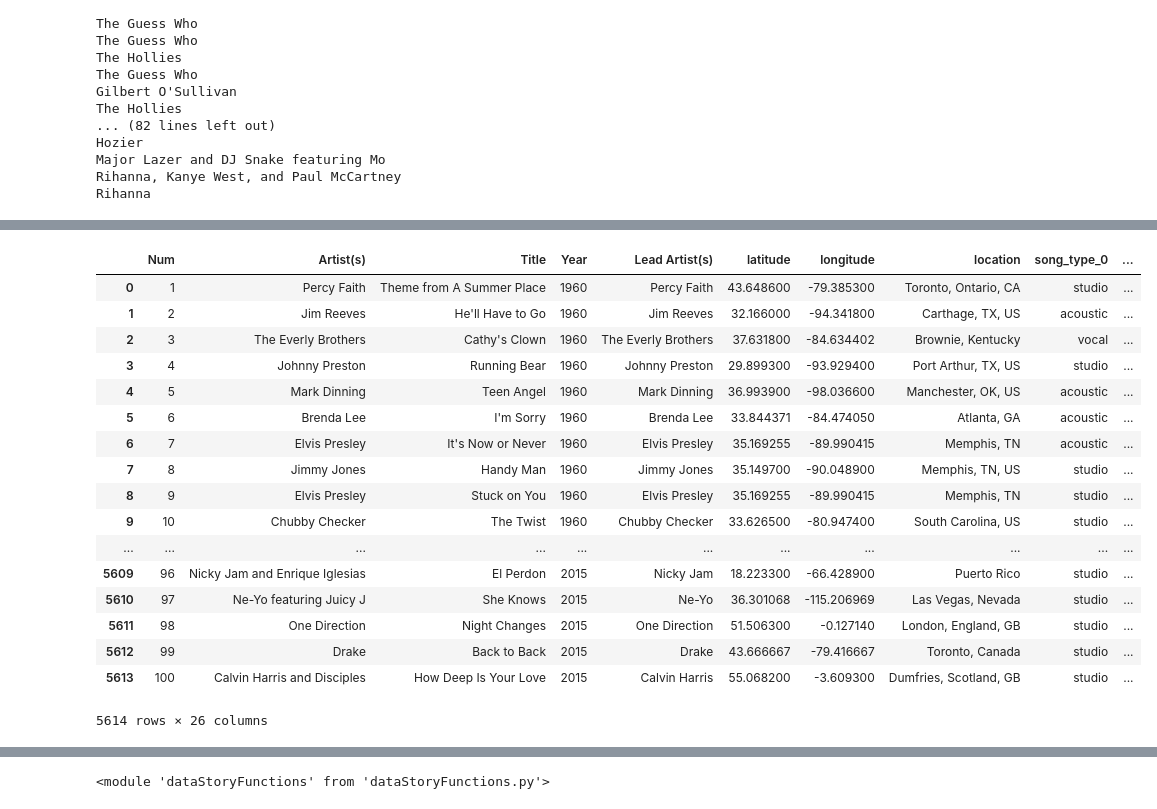
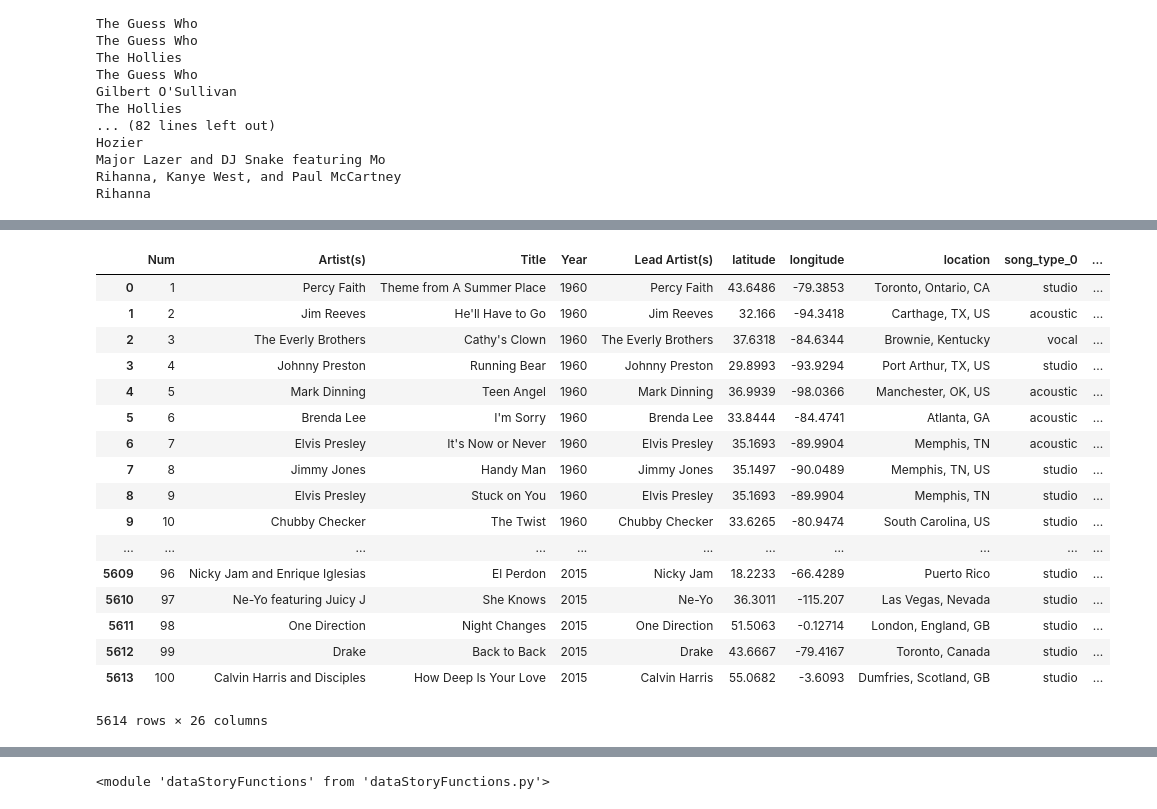
Before and after one commit to ThomasLucas/SlideRule-DataScience_Intensive-Code, a Jupyter notebook: CapstoneProject/IPython-Notebooks/DataStory-final.ipynb, the cells around one changed output, grey strips where cells are left out. Drawn from its saved outputs; the diff is of its cells as text; code cells hidden in the pictures.

```diff
--- a/CapstoneProject/IPython-Notebooks/DataStory-final.ipynb
+++ b/CapstoneProject/IPython-Notebooks/DataStory-final.ipynb
@@ -107,3 +103,7 @@ Hozier
 Major Lazer and DJ Snake featuring Mo
 Rihanna, Kanye West, and Paul McCartney
 Rihanna
+# %%
+billboard_df_final_new = pd.read_csv('CSV_data/billboard_df_final_new.csv', sep=',')
+del billboard_df_final_new['Unnamed: 0']
+billboard_df_final_new.fillna('')
@@ -110,21 +129,26 @@ Rihanna
+# %%
+geolocator = Nominatim()
+for index_artist, row in billboard_df_final_new.iterrows():
+    if row['country'] == "Spain (territorial waters)":
+        billboard_df_final_new.set_value(index_artist, 'country', "Spain")
 # %%
-billboard_df_final_new
+billboard_df_final_new.fillna('')
 # %% [output]
 |  | Num | Artist(s) | Title | Year | Lead Artist(s) | latitude | longitude | location | song_type_0 | ... |
-| 0 | 1 | Percy Faith | Theme from A Summer Place | 1960 | Percy Faith | 43.648600 | -79.385300 | Toronto, Ontario, CA | studio | ... |
-| 1 | 2 | Jim Reeves | He'll Have to Go | 1960 | Jim Reeves | 32.166000 | -94.341800 | Carthage, TX, US | acoustic | ... |
-| 2 | 3 | The Everly Brothers | Cathy's Clown | 1960 | The Everly Brothers | 37.631800 | -84.634402 | Brownie, Kentucky | vocal | ... |
-| 3 | 4 | Johnny Preston | Running Bear | 1960 | Johnny Preston | 29.899300 | -93.929400 | Port Arthur, TX, US | studio | ... |
-| 4 | 5 | Mark Dinning | Teen Angel | 1960 | Mark Dinning | 36.993900 | -98.036600 | Manchester, OK, US | acoustic | ... |
-| 5 | 6 | Brenda Lee | I'm Sorry | 1960 | Brenda Lee | 33.844371 | -84.474050 | Atlanta, GA | acoustic | ... |
-| 6 | 7 | Elvis Presley | It's Now or Never | 1960 | Elvis Presley | 35.169255 | -89.990415 | Memphis, TN | acoustic | ... |
-| 7 | 8 | Jimmy Jones | Handy Man | 1960 | Jimmy Jones | 35.149700 | -90.048900 | Memphis, TN, US | studio | ... |
-| 8 | 9 | Elvis Presley | Stuck on You | 1960 | Elvis Presley | 35.169255 | -89.990415 | Memphis, TN | studio | ... |
-| 9 | 10 | Chubby Checker | The Twist | 1960 | Chubby Checker | 33.626500 | -80.947400 | South Carolina, US | studio | ... |
+| 0 | 1 | Percy Faith | Theme from A Summer Place | 1960 | Percy Faith | 43.6486 | -79.3853 | Toronto, Ontario, CA | studio | ... |
+| 1 | 2 | Jim Reeves | He'll Have to Go | 1960 | Jim Reeves | 32.166 | -94.3418 | Carthage, TX, US | acoustic | ... |
+| 2 | 3 | The Everly Brothers | Cathy's Clown | 1960 | The Everly Brothers | 37.6318 | -84.6344 | Brownie, Kentucky | vocal | ... |
+| 3 | 4 | Johnny Preston | Running Bear | 1960 | Johnny Preston | 29.8993 | -93.9294 | Port Arthur, TX, US | studio | ... |
+| 4 | 5 | Mark Dinning | Teen Angel | 1960 | Mark Dinning | 36.9939 | -98.0366 | Manchester, OK, US | acoustic | ... |
+| 5 | 6 | Brenda Lee | I'm Sorry | 1960 | Brenda Lee | 33.8444 | -84.4741 | Atlanta, GA | acoustic | ... |
+| 6 | 7 | Elvis Presley | It's Now or Never | 1960 | Elvis Presley | 35.1693 | -89.9904 | Memphis, TN | acoustic | ... |
+| 7 | 8 | Jimmy Jones | Handy Man | 1960 | Jimmy Jones | 35.1497 | -90.0489 | Memphis, TN, US | studio | ... |
+| 8 | 9 | Elvis Presley | Stuck on You | 1960 | Elvis Presley | 35.1693 | -89.9904 | Memphis, TN | studio | ... |
+| 9 | 10 | Chubby Checker | The Twist | 1960 | Chubby Checker | 33.6265 | -80.9474 | South Carolina, US | studio | ... |
 | ... | ... | ... | ... | ... | ... | ... | ... | ... | ... | ... |
-| 5609 | 96 | Nicky Jam and Enrique Iglesias | El Perdon | 2015 | Nicky Jam | 18.223300 | -66.428900 | Puerto Rico | studio | ... |
-| 5610 | 97 | Ne-Yo featuring Juicy J | She Knows | 2015 | Ne-Yo | 36.301068 | -115.206969 | Las Vegas, Nevada | studio | ... |
-| 5611 | 98 | One Direction | Night Changes | 2015 | One Direction | 51.506300 | -0.127140 | London, England, GB | studio | ... |
-| 5612 | 99 | Drake | Back to Back | 2015 | Drake | 43.666667 | -79.416667 | Toronto, Canada | studio | ... |
-| 5613 | 100 | Calvin Harris and Disciples | How Deep Is Your Love | 2015 | Calvin Harris | 55.068200 | -3.609300 | Dumfries, Scotland, GB | studio | ... |
+| 5609 | 96 | Nicky Jam and Enrique Iglesias | El Perdon | 2015 | Nicky Jam | 18.2233 | -66.4289 | Puerto Rico | studio | ... |
+| 5610 | 97 | Ne-Yo featuring Juicy J | She Knows | 2015 | Ne-Yo | 36.3011 | -115.207 | Las Vegas, Nevada | studio | ... |
+| 5611 | 98 | One Direction | Night Changes | 2015 | One Direction | 51.5063 | -0.12714 | London, England, GB | studio | ... |
+| 5612 | 99 | Drake | Back to Back | 2015 | Drake | 43.6667 | -79.4167 | Toronto, Canada | studio | ... |
+| 5613 | 100 | Calvin Harris and Disciples | How Deep Is Your Love | 2015 | Calvin Harris | 55.0682 | -3.6093 | Dumfries, Scotland, GB | studio | ... |
 5614 rows × 26 columns
```
Also changed, not shown: parts of 5 cells of this notebook, 3 other files.
